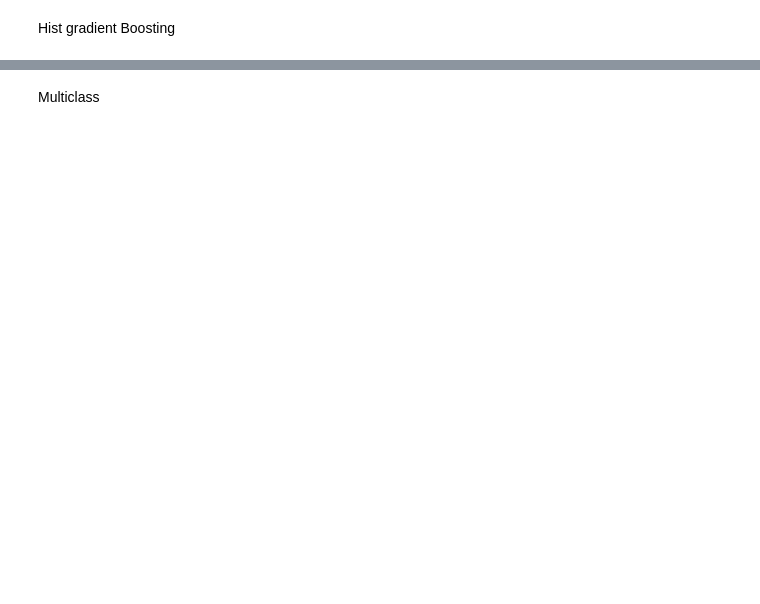
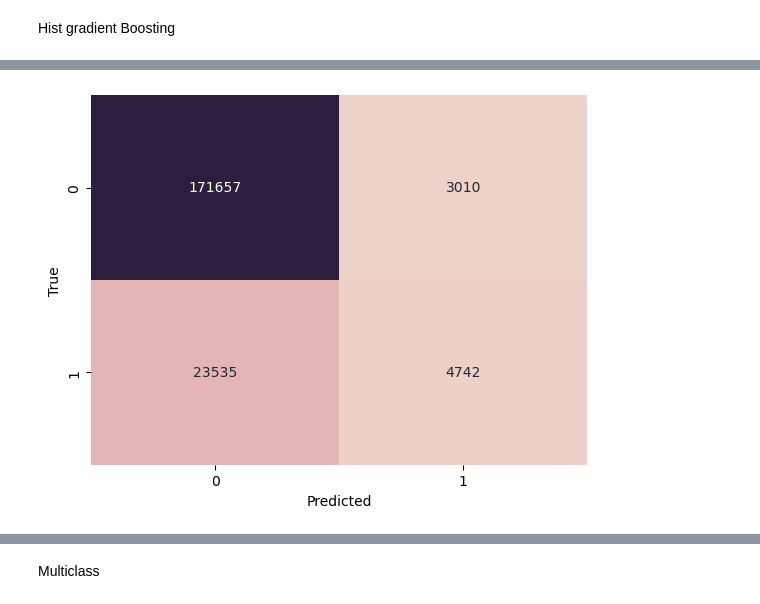
Before and after one commit to pixieghosh/diabetes_prediction, a Jupyter notebook: diabetes/ghosh_final_project.ipynb, the cells around one changed output, grey strips where cells are left out. Drawn from its saved outputs; the diff is of its cells as text; code cells hidden in the pictures; blank space fills up the shorter version.

```diff
--- a/diabetes/ghosh_final_project.ipynb
+++ b/diabetes/ghosh_final_project.ipynb
@@ -84,6 +119,9 @@ print(f'best hyperparameters: {gcv_hgb_bin.best_params_}')
 # %%
 y_pred_hgb_bin = gcv_hgb_bin.best_estimator_.predict(X_train_bin)
 conf_mat_hgb_bin = confusion_matrix(y_true = y_train_bin, y_pred= y_pred_hgb_bin)
-axes = sns.heatmap(conf_mat_hgb_bin, cbar= False, annot= True, fmt = 'd', cmap="crest")
+axes = sns.heatmap(conf_mat_hgb_bin, cbar= False, annot= True, fmt = 'd', cmap=sns.cubehelix_palette(as_cmap=True))
 axes.set_xlabel('Predicted')
 axes.set_ylabel('True')
+plt.show()
+# %% [output]
+[figure, added]
```
Also changed, not shown: parts of 18 cells of this notebook.
